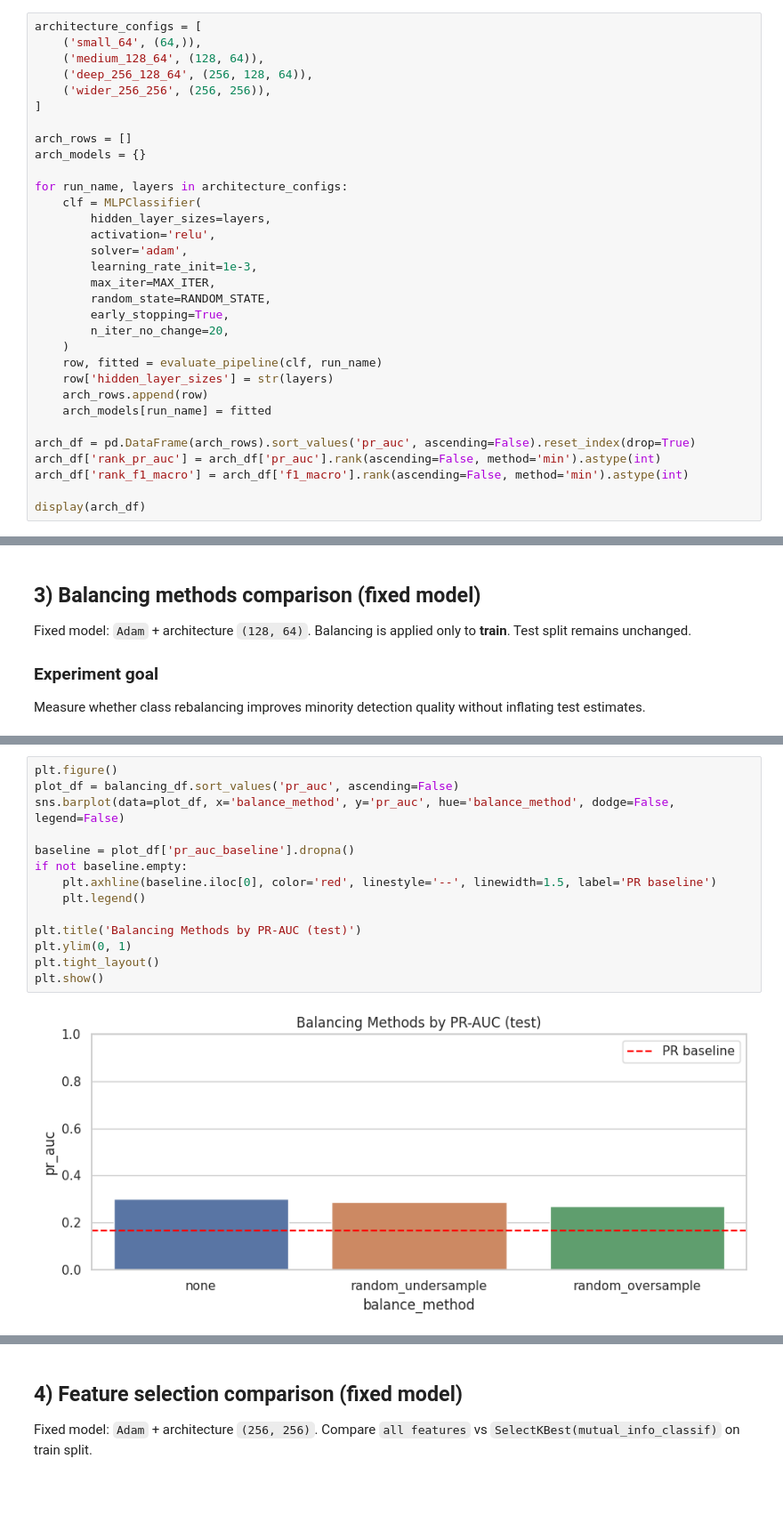
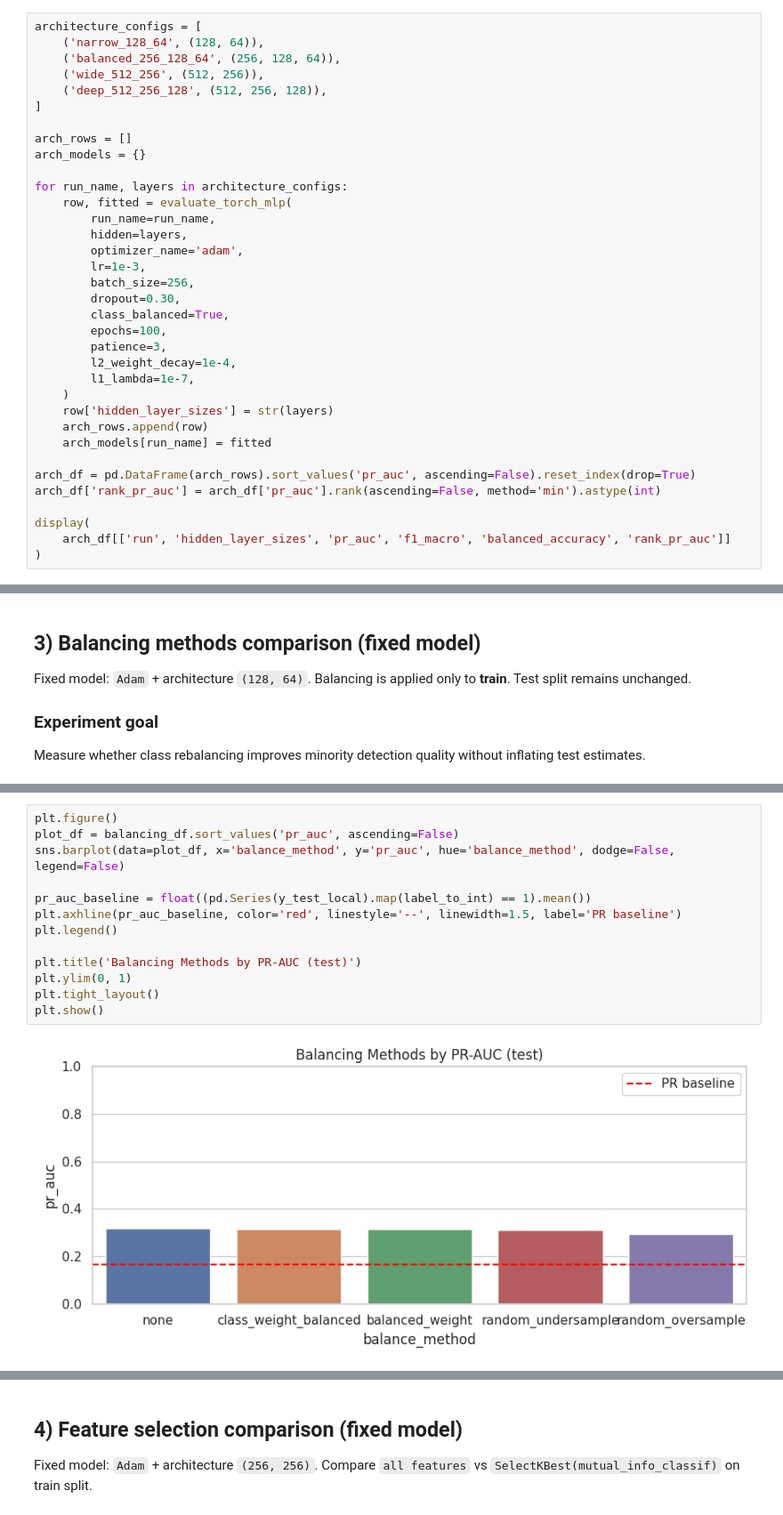
Before and after one commit to sahurai/NSIETE-Project-1, a Jupyter notebook: notebooks/02_mlp_experiments_optimizers_architectures.ipynb, the cells around one changed output, grey strips where cells are left out. Shown at 89% size. Saved outputs shown, nothing was run; the diff lists cells and outputs as text; blank space fills up the shorter version.

Commit message:
notebook: migrate MLP experiments to PyTorch

```diff
--- a/notebooks/02_mlp_experiments_optimizers_architectures.ipynb
+++ b/notebooks/02_mlp_experiments_optimizers_architectures.ipynb
@@ -305,33 +492,36 @@ This isolates architecture impact on underfitting/overfitting and final test met
 # %%
 architecture_configs = [
-    ('small_64', (64,)),
-    ('medium_128_64', (128, 64)),
-    ('deep_256_128_64', (256, 128, 64)),
-    ('wider_256_256', (256, 256)),
+    ('narrow_128_64', (128, 64)),
+    ('balanced_256_128_64', (256, 128, 64)),
+    ('wide_512_256', (512, 256)),
+    ('deep_512_256_128', (512, 256, 128)),
 ]
 
 arch_rows = []
 arch_models = {}
 
 for run_name, layers in architecture_configs:
-    clf = MLPClassifier(
-        hidden_layer_sizes=layers,
-        activation='relu',
-        solver='adam',
-        learning_rate_init=1e-3,
-        max_iter=MAX_ITER,
-        random_state=RANDOM_STATE,
-        early_stopping=True,
-        n_iter_no_change=20,
+    row, fitted = evaluate_torch_mlp(
+        run_name=run_name,
+        hidden=layers,
+        optimizer_name='adam',
+        lr=1e-3,
+        batch_size=256,
+        dropout=0.30,
+        class_balanced=True,
+        epochs=100,
+        patience=3,
+        l2_weight_decay=1e-4,
+        l1_lambda=1e-7,
     )
-    row, fitted = evaluate_pipeline(clf, run_name)
     row['hidden_layer_sizes'] = str(layers)
     arch_rows.append(row)
     arch_models[run_name] = fitted
 
 arch_df = pd.DataFrame(arch_rows).sort_values('pr_auc', ascending=False).reset_index(drop=True)
 arch_df['rank_pr_auc'] = arch_df['pr_auc'].rank(ascending=False, method='min').astype(int)
-arch_df['rank_f1_macro'] = arch_df['f1_macro'].rank(ascending=False, method='min').astype(int)
 
-display(arch_df)
+display(
+    arch_df[['run', 'hidden_layer_sizes', 'pr_auc', 'f1_macro', 'balanced_accuracy', 'rank_pr_auc']]
+)
 # %% [output]
@@ -434,16 +643,15 @@ display(
 # %%
 plt.figure()
 plot_df = balancing_df.sort_values('pr_auc', ascending=False)
 sns.barplot(data=plot_df, x='balance_method', y='pr_auc', hue='balance_method', dodge=False, legend=False)
 
-baseline = plot_df['pr_auc_baseline'].dropna()
-if not baseline.empty:
-    plt.axhline(baseline.iloc[0], color='red', linestyle='--', linewidth=1.5, label='PR baseline')
-    plt.legend()
+pr_auc_baseline = float((pd.Series(y_test_local).map(label_to_int) == 1).mean())
+plt.axhline(pr_auc_baseline, color='red', linestyle='--', linewidth=1.5, label='PR baseline')
+plt.legend()
 
 plt.title('Balancing Methods by PR-AUC (test)')
 plt.ylim(0, 1)
 plt.tight_layout()
 plt.show()
 # %% [output]
-[figure, old version]
+[figure, new version]
```
Also changed, not shown: parts of 30 cells of this notebook.
